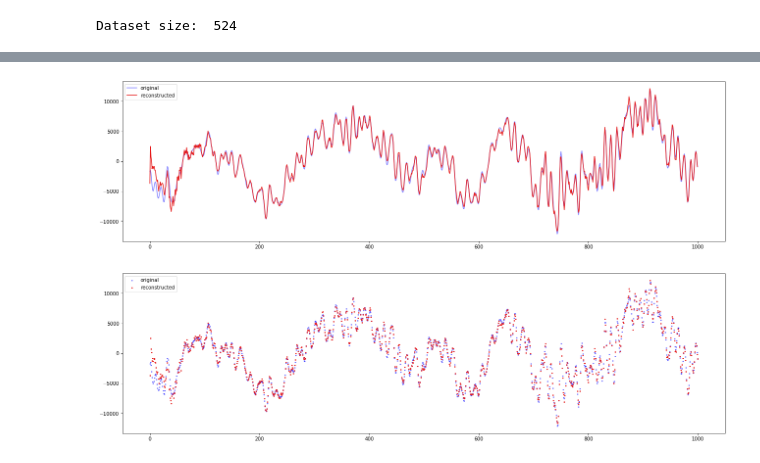
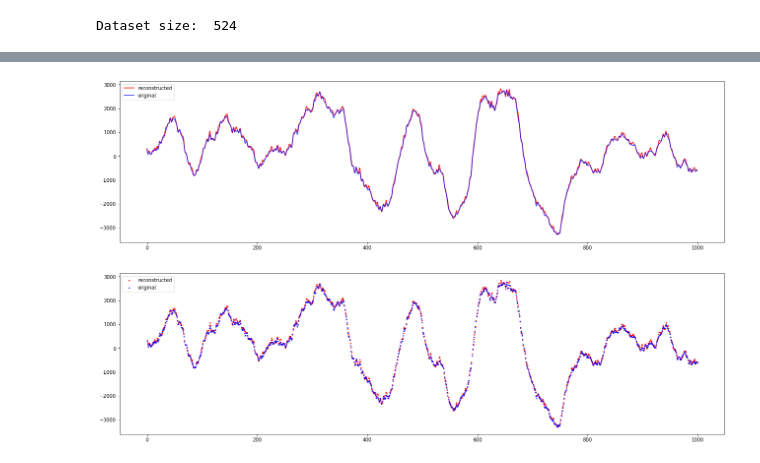
Before and after one commit to Torchun/sound, a Jupyter notebook: notebooks/1_wav_autoencoder.ipynb, the cells around one changed output, grey strips where cells are left out. Cells and saved outputs as stored; diff of their text form; code cells hidden in the pictures.

```diff
--- a/notebooks/1_wav_autoencoder.ipynb
+++ b/notebooks/1_wav_autoencoder.ipynb
@@ -625,8 +629,8 @@ def train_model(model, criterion, optimizer, num_epochs=10):
 torch.cuda.empty_cache()
 model = ConvAutoencoder()
 criterion = torch.nn.MSELoss()
-optimizer = torch.optim.Adam(model.parameters(), lr=0.0001) # [0.001 .. 0.0005 ... 0.0001]
+optimizer = torch.optim.Adam(model.parameters(), lr=0.00003) # [0.001 .. 0.0005 ... 0.0001] 0.001 per 10 epochs & 0.00001 per 1000 epochs
 # %%
 %%time
-train_model(model, criterion, optimizer, num_epochs=100)
+train_model(model, criterion, optimizer, num_epochs=1000)
 # %% [output]
@@ -648,7 +652,7 @@ Dataset size:  524
 # %%
 %%time
 # check one file in dataset to be sure everything is good:
-file_number=0
+file_number=50
 wave = validation_dataset[file_number][0]
 sr = 48000
 
@@ -690,18 +694,19 @@ loss: 0.00016642945411149412
 [interactive output not drawn]
 # %%
-sz=1000
+amp_start = 1000
+amp_end =   2000
 plt.figure(figsize=(22,6))
-plt.plot(wave[0:sz], linestyle="-", color=[0.01, 0.01, 1.0, 0.5], label="original") # plotting by columns
-plt.plot(result[0][0][0:sz], linestyle="-", color=[0.9, 0.1, 0.1, 1.], label="reconstructed") # plotting by columns
+plt.plot(result[0][0][amp_start:amp_end], linestyle="-", color=[1.0, 0.0, 0.0, 1.0], label="reconstructed") # plotting by columns
+plt.plot(wave[amp_start:amp_end], linestyle="-", color=[0.0, 0.0, 1.0, 0.8], label="original") # plotting by columns
 plt.legend(loc="upper left")
 plt.show()
 
 plt.figure(figsize=(22,6))
-x = np.arange(0, sz)
-plt.scatter(x, wave[0:sz], s=3, color=[0.01, 0.01, 1.0, 0.5], label="original") # plotting by columns
-plt.scatter(x, result[0][0][0:sz], s=3, color=[0.9, 0.1, 0.1, 1.], label="reconstructed") # plotting by columns
+x = np.arange(0, amp_end-amp_start)
+plt.scatter(x, result[0][0][amp_start:amp_end], s=3, color=[1.0, 0.0, 0.0, 1.0], label="reconstructed") # plotting by columns
+plt.scatter(x, wave[amp_start:amp_end], s=3, color=[0.0, 0.0, 1.0, 0.8], label="original") # plotting by columns
 plt.legend(loc="upper left")
 plt.show()
 # %% [output]
-[figure, old version]
+[figure, new version]
-[figure, old version]
+[figure, new version]
```
Also changed, not shown: parts of 15 cells of this notebook, 7 other files.
